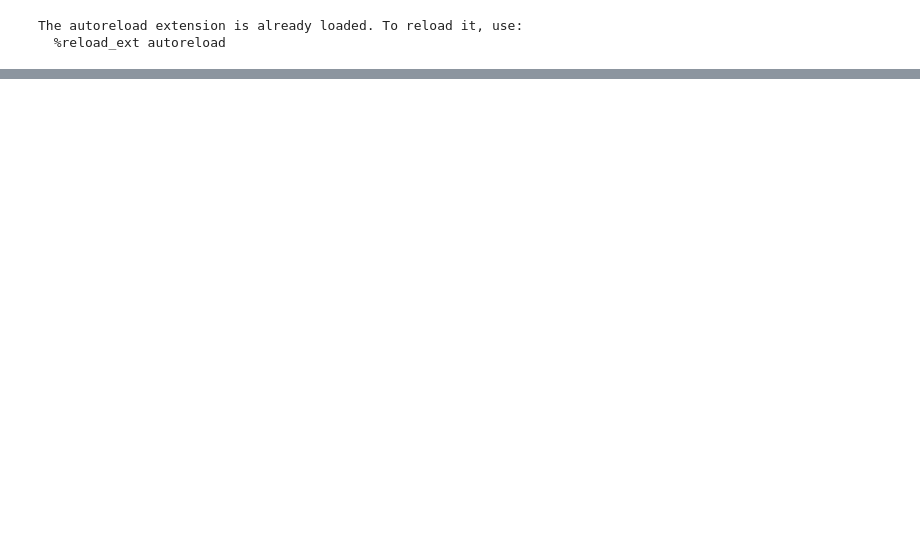
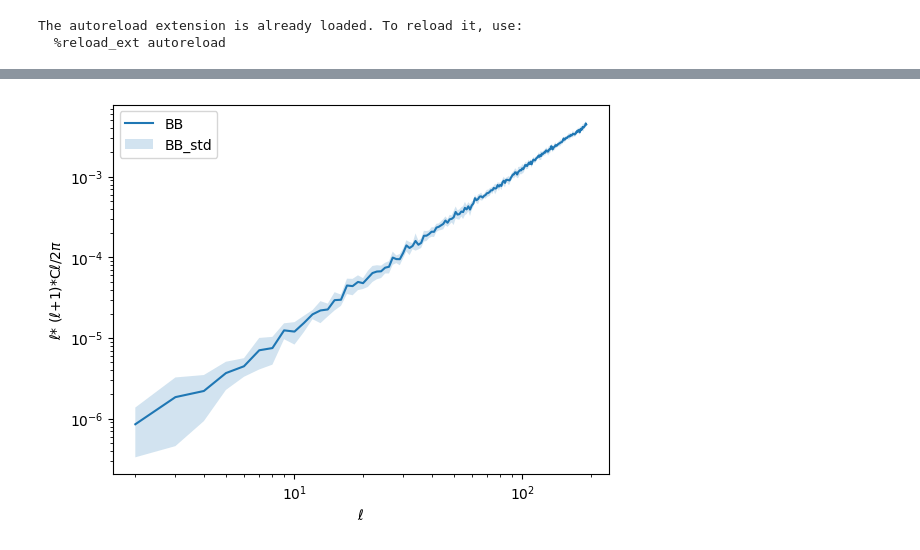
Before and after one commit to AlicePirotta/APC, a Jupyter notebook: noise.ipynb, the cells around one changed output, grey strips where cells are left out. Saved outputs shown, nothing was run; the diff lists cells and outputs as text; code cells hidden in the pictures; blank space fills up the shorter version.

```diff
--- a/noise.ipynb
+++ b/noise.ipynb
@@ -108,17 +117,77 @@ plt.legend()
-# %%
-def spectral_likelihood(x):
-    invNd = np.einsum('ij,jsp->isp', invN, freq_maps)
-    A_maxL =A_ev(x)
-    logL = 0
-    AtNd= np.einsum('ji,jsp->isp', A_maxL, invNd)
-    AtNA = np.linalg.inv(A_maxL.T.dot(invN).dot(A_maxL))
-    logL = logL + np.einsum('isp,ij,jsp->', AtNd, AtNA, AtNd)
-    if logL != logL:
-        return 0.0
-    return -logL
-# %%
-x0 =np.array([1.4,21,-2.5])
-
-min_= minimize (spectral_likelihood, x0, method='Nelder-Mead')
-print(min_)
-print(min_.x)
+# %%
+Cl_all_g = []
+seeds = 10
+for i in range (seeds):
+    np.random.seed(i)
+    #noise =np.random.random
+    freq_maps = get_observation(instrument, 'd0s0', noise=True, nside=nside)[:,1:,:]
+
+
+    def spectral_likelihood(y):
+        Bd, T, Bs, a, c = y
+        b = 1
+        G = np.diag([a,a,a,a,a,a,a,b,b,b,b,b,b,b,b,c,c,c,c,c,c,c])
+        invNd = np.einsum('ij,jsp->isp', invN, freq_maps)
+        A_maxL =G.dot(A_ev(np.array([Bd,T,Bs])))
+        logL = 0
+        AtNd= np.einsum('ji,jsp->isp', A_maxL, invNd)
+        AtNA = np.linalg.inv(A_maxL.T.dot(invN).dot(A_maxL))
+        logL = logL + np.einsum('isp,ij,jsp->', AtNd, AtNA, AtNd)
+        if logL != logL:
+            return 0.0
+        return -logL
+
+    min_= minimize (spectral_likelihood, x1, method='Nelder-Mead')
+    # print(min_)
+    #print(min_.x)
+
+
+    a = min_.x[3]
+    b= 1
+    c = min_.x[4]
+    G = np.diag([a,a,a,a,a,a,a,b,b,b,b,b,b,b,b,c,c,c,c,c,c,c])
+    invNd = np.einsum('ij,jsp->isp', invN, freq_maps)
+    A_maxL =G.dot(A_ev(min_.x))
+
+    AtNd= np.einsum('ji,jsp->isp', A_maxL, invNd)
+    AtNA = np.linalg.inv(A_maxL.T.dot(invN).dot(A_maxL))
+
+
+    s = np.einsum('cg,gsp->csp', AtNA,AtNd)
+    s = s[0]
+    zeros=np.zeros((1, 49152))
+    unione = np.vstack((zeros, s))
+
+
+    Cl =hp.anafast(unione)[2,2:]
+    Cl_all_g.append(Cl)
+
+Cl_all_g=np.array(Cl_all_g)
+Cl_mean_g=np.mean(Cl_all_g, axis=0)
+Cl_std_g=np.std(Cl_all_g, axis=0)
+
+
+
+ell = np.arange(2,192)
+y_g = (ell*(ell+1)*Cl_mean_g)/(2*m.pi)
+std_g = (ell*(ell+1)*Cl_std_g)/(2*m.pi)
+
+# values = []
+# for i in range(len(Cl_mean)):
+#     y = (ell*(ell+1)*Cl_mean[:,i])/(2*m.pi)
+#     values.append(y)
+
+plt.loglog(ell,y_g, label = "BB")
+plt.fill_between(ell,y_g+std_g, y_g-std_g, alpha=0.2, label="BB_std")
+# plt.loglog(ell,Cl_mean[0], label="TT")
+# plt.loglog(ell,Cl_mean[1], label="EE")
+# plt.loglog(ell,Cl_mean[2], label="BB")
+# plt.loglog(ell,Cl_mean[3], label="TE")
+# plt.loglog(ell,Cl_mean[4], label="EB")
+# plt.loglog(ell,Cl_mean[5], label="TB")
+
+
+plt.xlabel(r'$\ell$')
+plt.ylabel(r'$\ell$* ($\ell$+1)*C$\ell$/2$\pi$')
+plt.legend()
+# %% [output]
@@ -124,0 +195 @@ print(min_.x)
+[figure, added]
```
Also changed, not shown: parts of 7 cells of this notebook.
